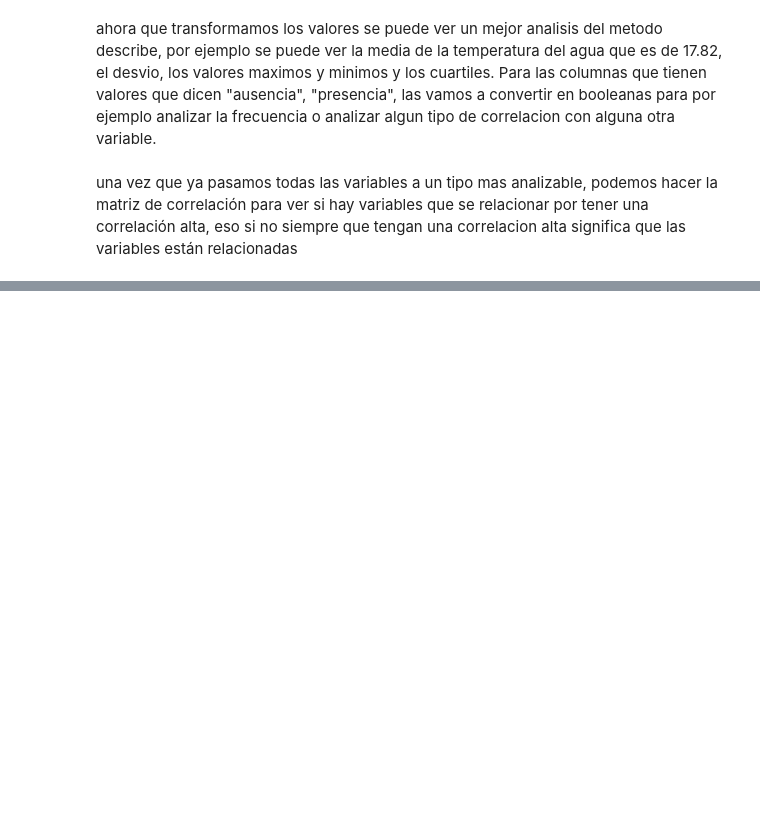
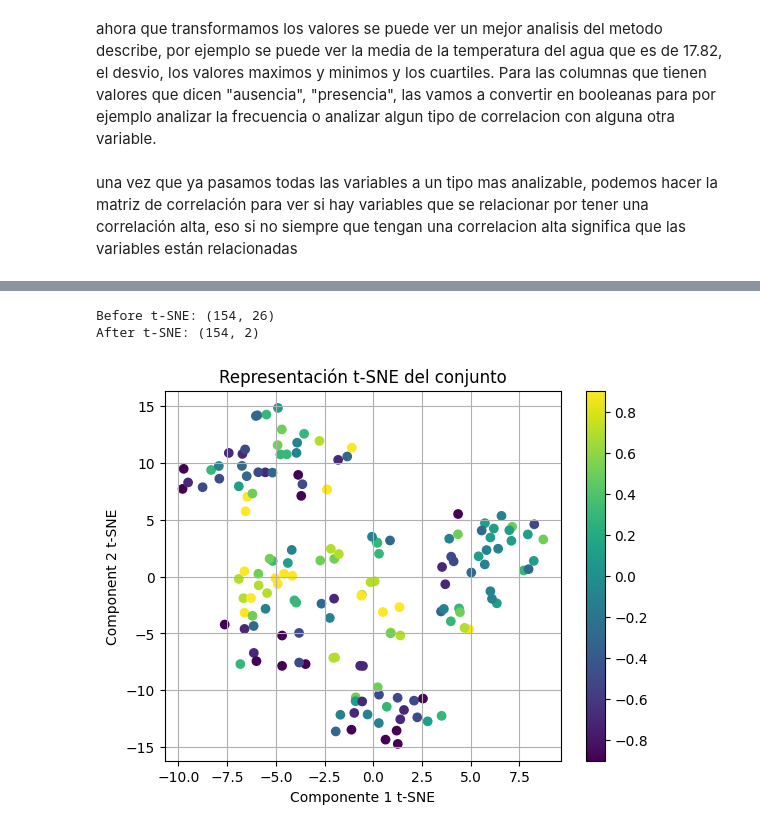
Before and after one commit to RamiroOrtiz02/PracticoEspecialGrupo14, a Jupyter notebook: codigo.ipynb, the cells around one changed output, grey strips where cells are left out. Saved outputs shown, nothing was run; the diff lists cells and outputs as text; code cells hidden in the pictures; blank space fills up the shorter version.

```diff
--- a/codigo.ipynb
+++ b/codigo.ipynb
@@ -105,0 +172,22 @@ aguadataframe1.to_csv('aguitaFRESCA.csv')
+# %%
+from sklearn.manifold import TSNE
+
+# creamos el objeto, lo fitteamos en nuestros datos y lo aplicamos sobre esos mismos
+#X_tsne = TSNE(n_components=2).fit_transform(X_train_stand) # sin random state
+X_tsne = TSNE(n_components=2, random_state=10).fit_transform(aguadataframe1)  # con random state
+# imprimimos los tamaños antes y después
+print('Before t-SNE: {}'.format(aguadataframe1.shape))
+print('After t-SNE: {}'.format(X_tsne.shape))
+
+# graficamos los datos, el color de cada punto representa el valor de la casa
+plt.scatter(X_tsne[:,0], X_tsne[:,1], c=aguadataframe1["turbiedad_ntu"], cmap='viridis')
+plt.grid(True)
+plt.xlabel('Componente 1 t-SNE')
+plt.ylabel('Component 2 t-SNE')
+plt.title('Representación t-SNE del conjunto')
+plt.colorbar()
+plt.show()
+# %% [output]
+Before t-SNE: (154, 26)
+After t-SNE: (154, 2)
+[figure, added]
```
Also changed, not shown: parts of 19 cells of this notebook, 3 other files.
